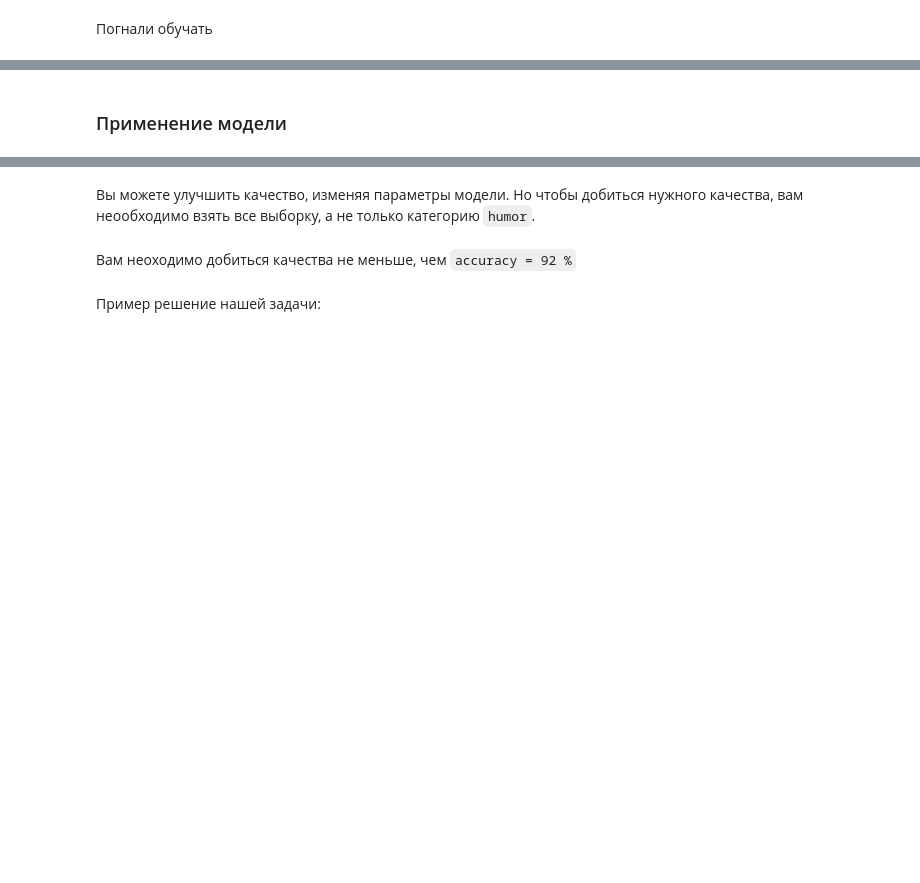
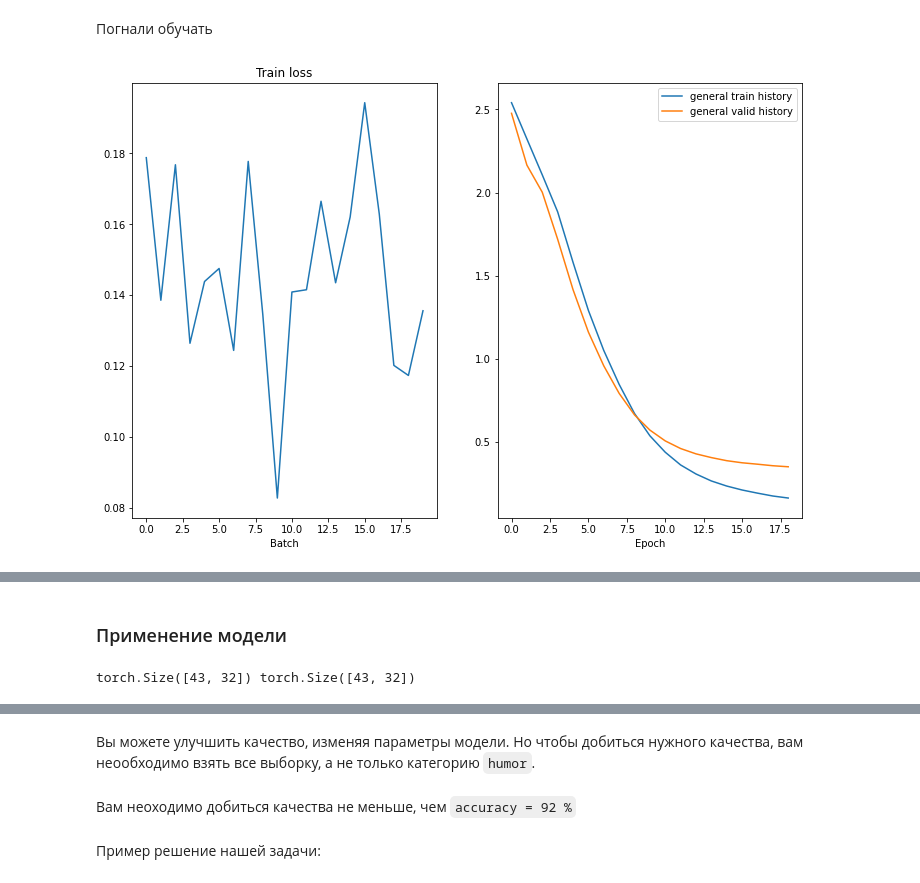
Before and after one commit to alexvishnevskiy/Language-models, a Jupyter notebook: [homework]language_model.ipynb, the cells around one changed output, grey strips where cells are left out. Saved outputs shown, nothing was run; the diff lists cells and outputs as text; code cells hidden in the pictures; blank space fills up the shorter version.

```diff
--- a/[homework]language_model.ipynb
+++ b/[homework]language_model.ipynb
@@ -405,7 +400,7 @@ print("Accuracy:", true_pred / num_pred * 100, '%')
 Вы можете испоьзовать DefaultTagger(метод tag для предсказания частей речи предложения) или можете преобразовать код выше
 # %%
 from nltk.tag import DefaultTagger
-default_tagger = DefaultTagger('''your code''')
+default_tagger = DefaultTagger(tag='NOUN')
 # %%
 true_pred = 0
 num_pred = 0
@@ -536,7 +572,7 @@ train_iterator, valid_iterator, test_iterator = BucketIterator.splits(
     (train_data, valid_data, test_data),
     batch_size = BATCH_SIZE,
     device = device,
-    sort_key=_len_sort_key
+    sort_key=_len_sort_key,
 )
 # %%
 # посморим  на количество батчей
@@ -552,10 +590,10 @@ class LSTMTagger(nn.Module):
         super().__init__()
 
 
-        self.embeddings = '''your code'''
+        self.embeddings = nn.Embedding(input_dim, emb_dim)
         self.dropout = nn.Dropout(p=dropout)
 
-        self.rnn = nn.LSTM('''your code''')
+        self.rnn = nn.LSTM(emb_dim, hid_dim, bidirectional = bidirectional)
         self.tag = nn.Linear((1 + bidirectional) * hid_dim, output_dim)
 
     def forward(self, sent):
@@ -563,24 +601,24 @@ class LSTMTagger(nn.Module):
         #sent = [sent len, batch size]
 
         # не забываем применить dropout к embedding
-        embedded = self.dropout('''your code''')
+        embedded = self.dropout(self.embeddings(sent))
 
         output, _ = self.rnn(embedded)
         #output = [sent len, batch size, hid dim * n directions]
 
-        prediction = self.tag('''your code''')
+        prediction = self.tag(output)
 
         return prediction
 
 # параметры модели
 INPUT_DIM = len(WORD.vocab)
 OUTPUT_DIM = len(TAG.vocab)
-EMB_DIM = '''your code'''
-HID_DIM = '''your code'''
+EMB_DIM = 100
+HID_DIM = 20
 DROPOUT = 0.5
-BIDIRECTIONAL = '''your code'''
+BIDIRECTIONAL = True
 
-model = LSTMTagger('''your code''').to(device)
+model = LSTMTagger(INPUT_DIM, EMB_DIM, HID_DIM, OUTPUT_DIM, DROPOUT, BIDIRECTIONAL).to(device)
 
 # инициализируем веса
 def init_weights(m):
@@ -623,22 +674,22 @@ def train(model, iterator, optimizer, criterion, clip, train_history=None, valid
     history = []
     for i, batch in enumerate(iterator):
 
-       '''your code'''
+        words, tags = batch.words, batch.tags
 
         optimizer.zero_grad()
 
-        output = model('''your code''')
+        output = model(words)
 
         #tags = [sent len, batch size]
         #output = [sent len, batch size, output dim]
 
-        output = '''your code'''
+        output = output.view(-1, OUTPUT_DIM)
         tags = tags.view(-1)
 
         #tags = [sent len * batch size]
         #output = [sent len * batch size, output dim]
 
-        loss = criterion('''your code''')
+        loss = criterion(output, tags)
 
         loss.backward()
 
@@ -681,20 +732,21 @@ def evaluate(model, iterator, criterion):
 
         for i, batch in enumerate(iterator):
 
-            '''your code'''
+            words, tags = batch.words, batch.tags
 
-            output = model('''your code''')
+            output = model(words)
 
             #tags = [sent len, batch size]
-            #output = [sent len, batch size, output dim]
+            #output = [sent len, batch size, output dim] #посмотреть почему получаются такие шейпы
 
-            output = '''your code'''
+            output = output.view(-1, OUTPUT_DIM) #посмотреть почему получаются такие шейпы
             tags = tags.view(-1)
+            assert tags.shape[0] == output.shape[0]
 
             #tags = [sent len * batch size]
-            #output = [sent len * batch size, output dim]
+            #output = [sent len * batch size, output dim] #посмотреть почему получаются такие шейпы
 
-            loss = criterion('''your code''')
+            loss = criterion(output, tags)
 
             epoch_loss += loss.item()
 
@@ -713,32 +765,34 @@ matplotlib.rcParams.update({'figure.figsize': (16, 12), 'font.size': 14})
 import matplotlib.pyplot as plt
 %matplotlib inline
 from IPython.display import clear_output
 
 train_history = []
 valid_history = []
 
-N_EPOCHS = '''your code'''
-CLIP = '''your code'''
+N_EPOCHS = 20
+CLIP = 5
 
 best_valid_loss = float('inf')
 
 for epoch in range(N_EPOCHS):
 
     start_time = time.time()
 
     train_loss = train(model, train_iterator, optimizer, criterion, CLIP, train_history, valid_history)
     valid_loss = evaluate(model, valid_iterator, criterion)
 
     end_time = time.time()
 
     epoch_mins, epoch_secs = epoch_time(start_time, end_time)
 
     if valid_loss < best_valid_loss:
         best_valid_loss = valid_loss
         torch.save(model.state_dict(), 'best-val-model.pt')
 
     train_history.append(train_loss)
     valid_history.append(valid_loss)
     print(f'Epoch: {epoch+1:02} | Time: {epoch_mins}m {epoch_secs}s')
     print(f'\tTrain Loss: {train_loss:.3f} | Train PPL: {math.exp(train_loss):7.3f}')
     print(f'\t Val. Loss: {valid_loss:.3f} |  Val. PPL: {math.exp(valid_loss):7.3f}')
+# %% [output]
+[figure, added]
@@ -745,5 +802,11 @@ for epoch in range(N_EPOCHS):
 # %% [markdown]
 ### Применение модели
+# %%
+for batch in train_iterator:
+  print(batch.tags.shape, batch.words.shape)
+  break
+# %% [output]
+torch.Size([43, 32]) torch.Size([43, 32])
 # %%
 def accuracy_model(model, iterator):
     model.eval()
```
Also changed, not shown: parts of 40 cells of this notebook.
